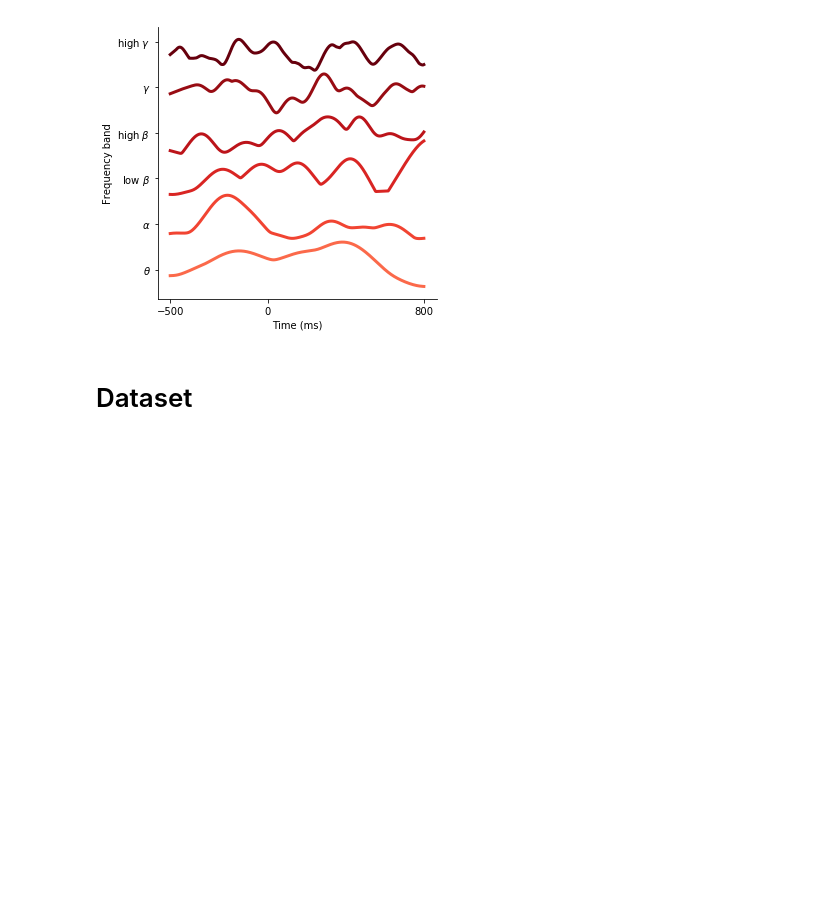
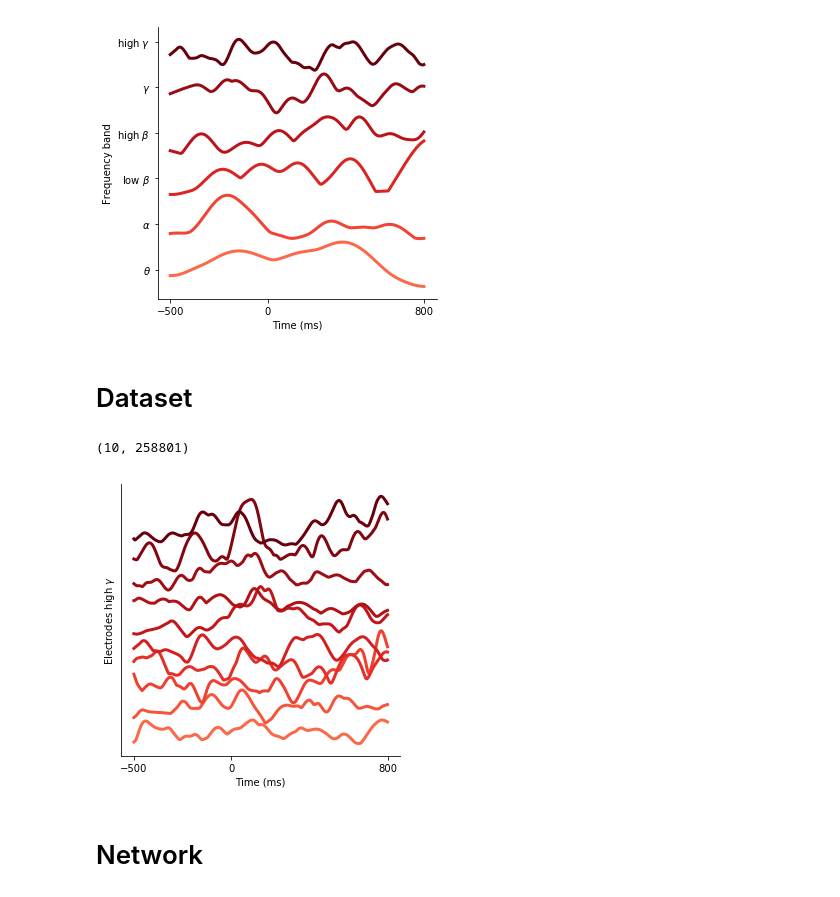
Before and after one commit to BouchardLab/cv_paper_plots, a Jupyter notebook: pipeline/pipeline_figure.ipynb, the cells around one changed output. Saved outputs shown, nothing was run; the diff lists cells and outputs as text; code cells hidden in the pictures; blank space fills up the shorter version.

```diff
--- a/pipeline/pipeline_figure.ipynb
+++ b/pipeline/pipeline_figure.ipynb
@@ -136,27 +137,41 @@ plt.savefig('/home/jesse/Downloads/bands.pdf')
 # %% [markdown]
 # Dataset
 # %%
-def plot_datapoint(data, ax):
+def plot_datapoints(data, slices, axes):
     cmap = matplotlib.cm.get_cmap('Reds')
-    n_bands = len(bands.neuro['bands'])
-    cs = [cmap(x) for x in np.linspace(.5, 1, n_bands)]
+    n_elects, n_time = data.shape
+    cs = [cmap(x) for x in np.linspace(.5, 1, n_elects)]
     cfs = bands.chang_lab['cfs']
     stds = bands.chang_lab['sds']
 
     minf = bands.neuro['min_freqs'][-1]
     maxf = bands.neuro['max_freqs'][-1]
     filters = [gaussian(data, rate, c, s) for c, s in zip(cfs, stds) if ((c >= minf) and (c <= maxf))]
-    ht = np.squeeze(abs(hilbert_transform(data, rate, filters)))
+    ht = abs(hilbert_transform(data, rate, filters)).mean(axis=0)
+    print(ht.shape)
     ht, m, s = zscore(ht, mode='file', sampling_freq=400., block_path=block_path)
-    ht = ht[:, sl].mean(axis=0) / 2
-    x = np.linspace(-500, 800, ht.size)
-    ax.plot(x, ht + ii, c=cs[ii], lw=3)
-    ax.set_xticks([-500, 0, 800])
-    ax.set_yticks(np.arange(n_bands))
-    ax.set_yticklabels([r'$\theta$', r'$\alpha$', r'low $\beta$', r'high $\beta$', r'$\gamma$', r'high $\gamma$'])
-    ax.set_ylabel('Frequency band')
-    ax.set_xlabel('Time (ms)')
-    ax.spines['top'].set_visible(False)
-    ax.spines['right'].set_visible(False)
-    ax.get_xaxis().tick_bottom()
-    ax.get_yaxis().tick_left()
+    for ii, (ax, sl) in enumerate(zip(axes, slices)):
+        all_y = ht[:, sl] / 2
+        x = np.linspace(-500, 800, all_y.shape[-1])
+        for ii in range(n_elects):
+            y = all_y[ii]
+            ax.plot(x, y + ii, c=cs[ii], lw=3)
+        ax.set_xticks([-500, 0, 800])
+        ax.set_yticks([])
+        ax.set_yticklabels([])
+        ax.set_ylabel(r'Electrodes high $\gamma$')
+        ax.set_xlabel('Time (ms)')
+        ax.spines['top'].set_visible(False)
+        ax.spines['right'].set_visible(False)
+        ax.get_xaxis().tick_bottom()
+        ax.get_yaxis().tick_left()
+# %%
+plt.close()
+f, ax = plt.subplots(1, figsize=(5, 5))
+plot_datapoints(vsmc_data[15:25], [sl], [ax])
+plt.savefig('/home/jesse/Downloads/data.pdf')
+# %% [output]
+(10, 258801)
+[figure, added]
+# %% [markdown]
+# Network
```
Also changed, not shown: parts of 3 cells of this notebook.
